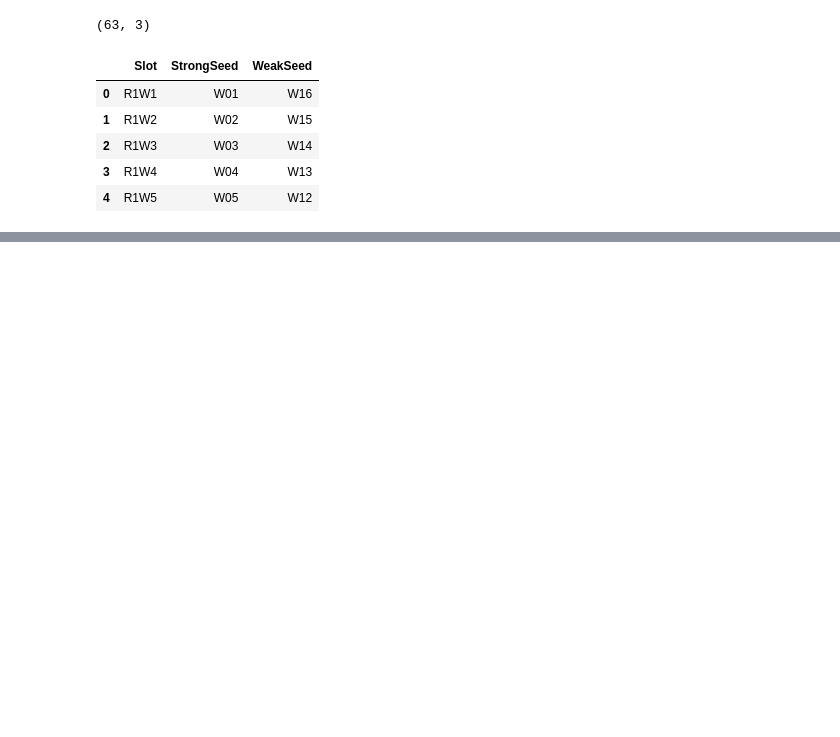
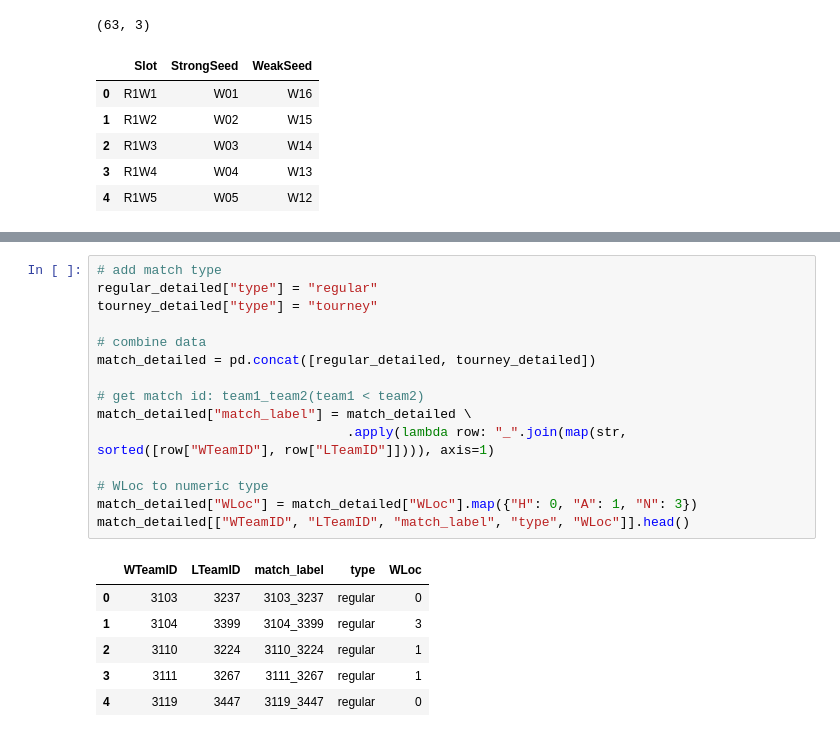
Before and after one commit to MJeremy2017/machine-learning-models, a Jupyter notebook: Kaggle-NCAA/Match-Prediction.ipynb, the cells around one changed output, grey strips where cells are left out. Drawn from its saved outputs; the diff is of its cells as text; blank space fills up the shorter version.

```diff
--- a/Kaggle-NCAA/Match-Prediction.ipynb
+++ b/Kaggle-NCAA/Match-Prediction.ipynb
@@ -241,0 +269,22 @@ tourney_slots.head()
+# %%
+# add match type
+regular_detailed["type"] = "regular"
+tourney_detailed["type"] = "tourney"
+
+# combine data
+match_detailed = pd.concat([regular_detailed, tourney_detailed])
+
+# get match id: team1_team2(team1 < team2)
+match_detailed["match_label"] = match_detailed \
+                                .apply(lambda row: "_".join(map(str, sorted([row["WTeamID"], row["LTeamID"]]))), axis=1)
+
+# WLoc to numeric type
+match_detailed["WLoc"] = match_detailed["WLoc"].map({"H": 0, "A": 1, "N": 3})
+match_detailed[["WTeamID", "LTeamID", "match_label", "type", "WLoc"]].head()
+# %% [output]
+|  | WTeamID | LTeamID | match_label | type | WLoc |
+| 0 | 3103 | 3237 | 3103_3237 | regular | 0 |
+| 1 | 3104 | 3399 | 3104_3399 | regular | 3 |
+| 2 | 3110 | 3224 | 3110_3224 | regular | 1 |
+| 3 | 3111 | 3267 | 3111_3267 | regular | 1 |
+| 4 | 3119 | 3447 | 3119_3447 | regular | 0 |
```
Also changed, not shown: parts of 6 cells of this notebook.
